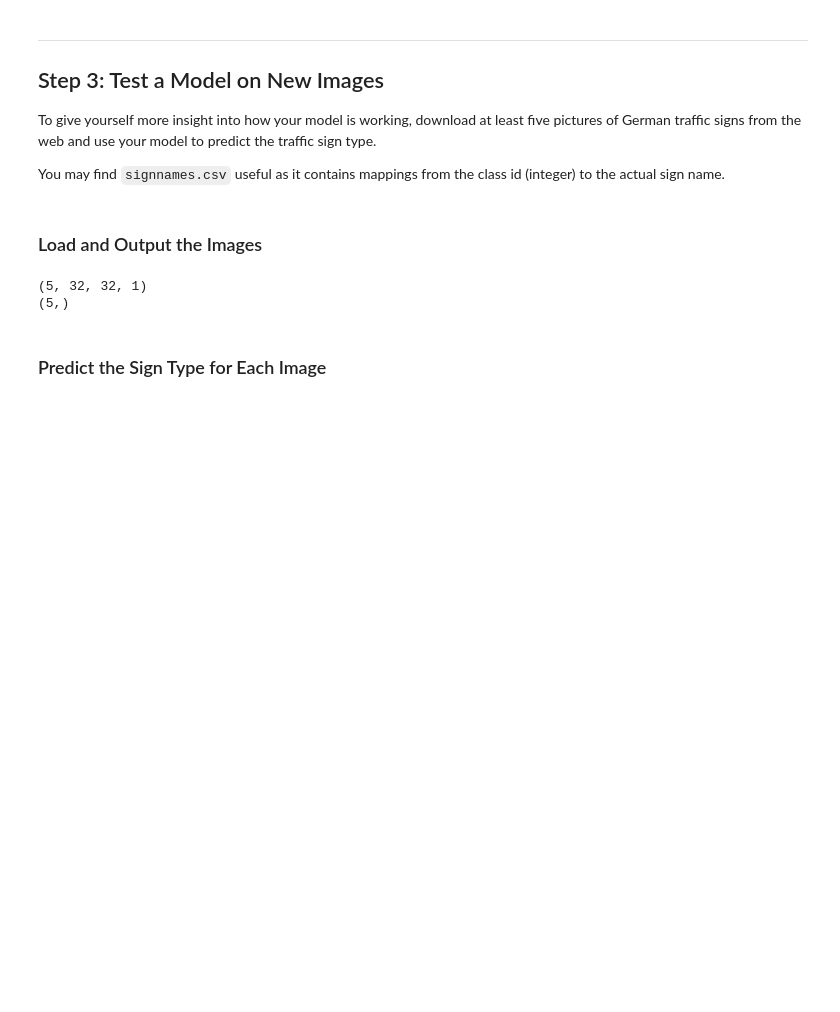
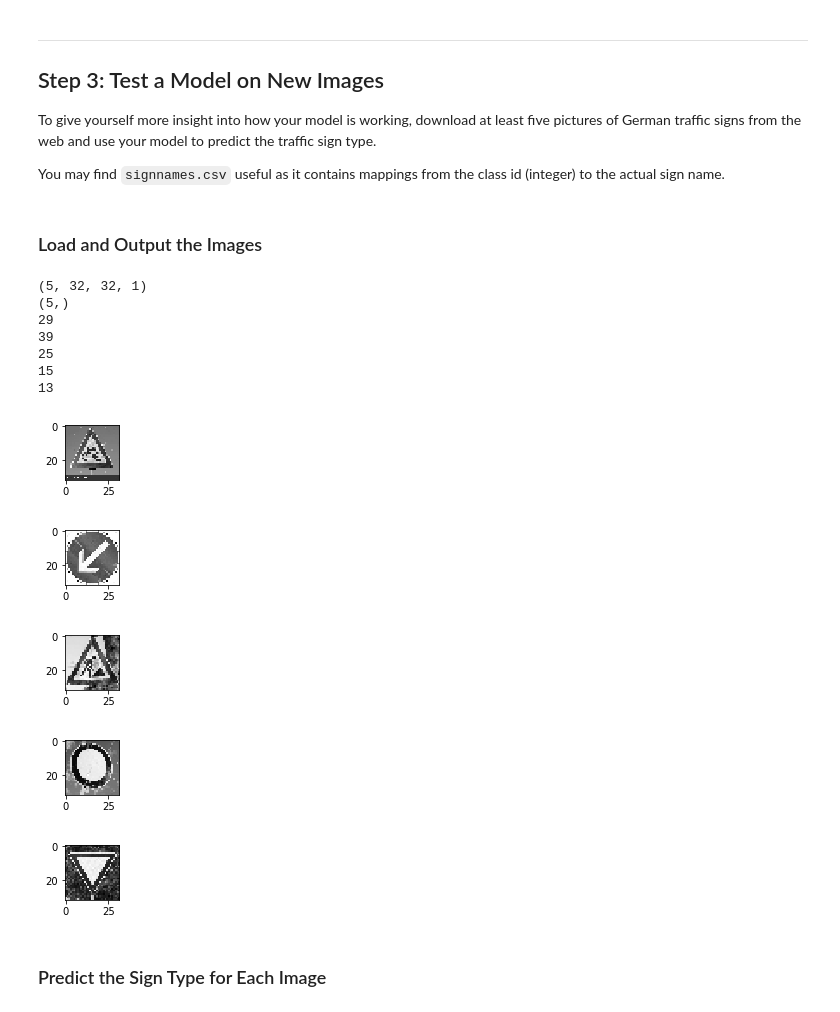
Before and after one commit to zeeexsixare/CarND-Traffic-Sign-Classifier-Project, a Jupyter notebook: Traffic_Sign_Classifier.ipynb, the cells around one changed output. Drawn from its saved outputs; the diff is of its cells as text; code cells hidden in the pictures; blank space fills up the shorter version.

```diff
--- a/Traffic_Sign_Classifier.ipynb
+++ b/Traffic_Sign_Classifier.ipynb
@@ -411,41 +408,61 @@ You may find `signnames.csv` useful as it contains mappings from the class id (i
 ### Load the images and plot them here.
 ### Feel free to use as many code cells as needed.
 
+import matplotlib.pyplot as plt
+%matplotlib inline
+
 X_train2 = []
 y_train2 = []
 bikecross = cv2.imread('./traffic-signs-data/german-road-sign-bicycles-crossing-J2MRAJ.jpg')
-bikecross = cv2.resize(bikecross, (32, 32))
+bikecross = cv2.resize(bikecross, (32, 32),interpolation=cv2.INTER_CUBIC)
 X_train2.append(bikecross)
 y_train2.append(29)
 
 keepleft = cv2.imread('./traffic-signs-data/35823437-german-traffic-sign-keep-left.jpg')
-keepleft = cv2.resize(keepleft, (32, 32))
+keepleft = cv2.resize(keepleft, (32, 32),interpolation=cv2.INTER_CUBIC)
 X_train2.append(keepleft)
 y_train2.append(39)
 
 roadwork = cv2.imread('./traffic-signs-data/58428665-german-traffic-sign-caution-roadworks.jpg')
-roadwork = cv2.resize(roadwork, (32, 32))
+roadwork = cv2.resize(roadwork, (32, 32),interpolation=cv2.INTER_CUBIC)
 X_train2.append(roadwork)
 y_train2.append(25)
 
 novehicles = cv2.imread('./traffic-signs-data/65105198-german-road-sign-no-vehicles.jpg')
-novehicles = cv2.resize(novehicles, (32, 32))
+novehicles = cv2.resize(novehicles, (32, 32),interpolation=cv2.INTER_CUBIC)
 X_train2.append(novehicles)
 y_train2.append(15)
 
-bumpyroad = cv2.imread('./traffic-signs-data/german-road-sign-bumpy-road-J2MRYK.jpg')
-bumpyroad = cv2.resize(bumpyroad, (32, 32))
-X_train2.append(bumpyroad)
-y_train2.append(22)
+giveway = cv2.imread('./traffic-signs-data/32842016-german-road-sign-give-way.jpg')
+giveway = cv2.resize(giveway, (32, 32),interpolation=cv2.INTER_CUBIC)
+X_train2.append(giveway)
+y_train2.append(13)
 
 X_train2=gray(X_train2)
 X_train2=norm(X_train2)
 
 print(np.asarray(X_train2).shape)
 print(np.asarray(y_train2).shape)
+
+for index in range(len(X_train2)):
+    #index=0
+    image = X_train2[index].squeeze()
+    plt.figure(figsize=(1,1))
+    plt.imshow(image, cmap="gray")
+    print(y_train2[index])
 # %% [output]
 (5, 32, 32, 1)
 (5,)
+29
+39
+25
+15
+13
+[figure, added]
+[figure, added]
+[figure, added]
+[figure, added]
+[figure, added]
 # %% [markdown]
 ### Predict the Sign Type for Each Image
 # %%
```
Also changed, not shown: parts of 6 cells of this notebook.
